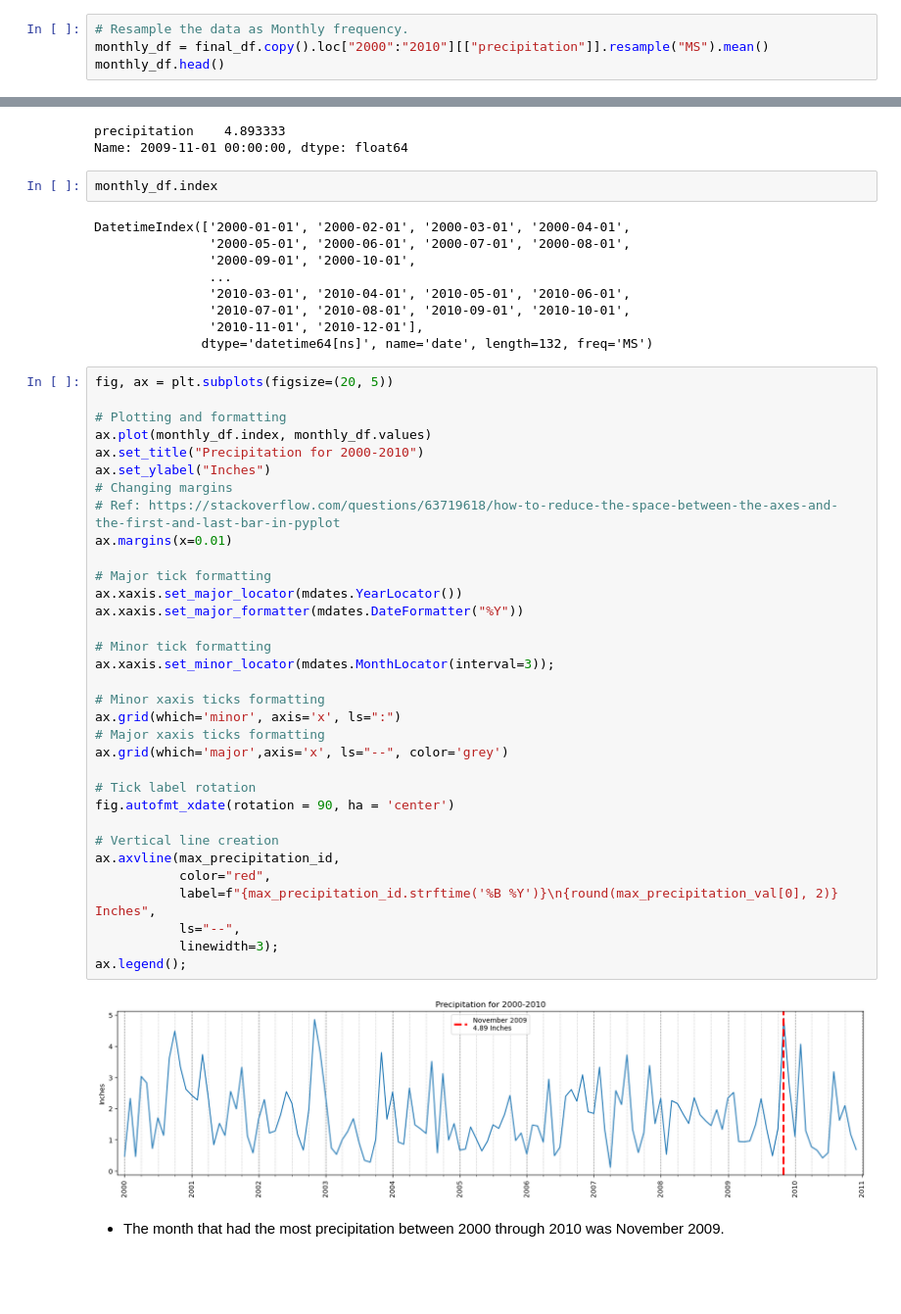
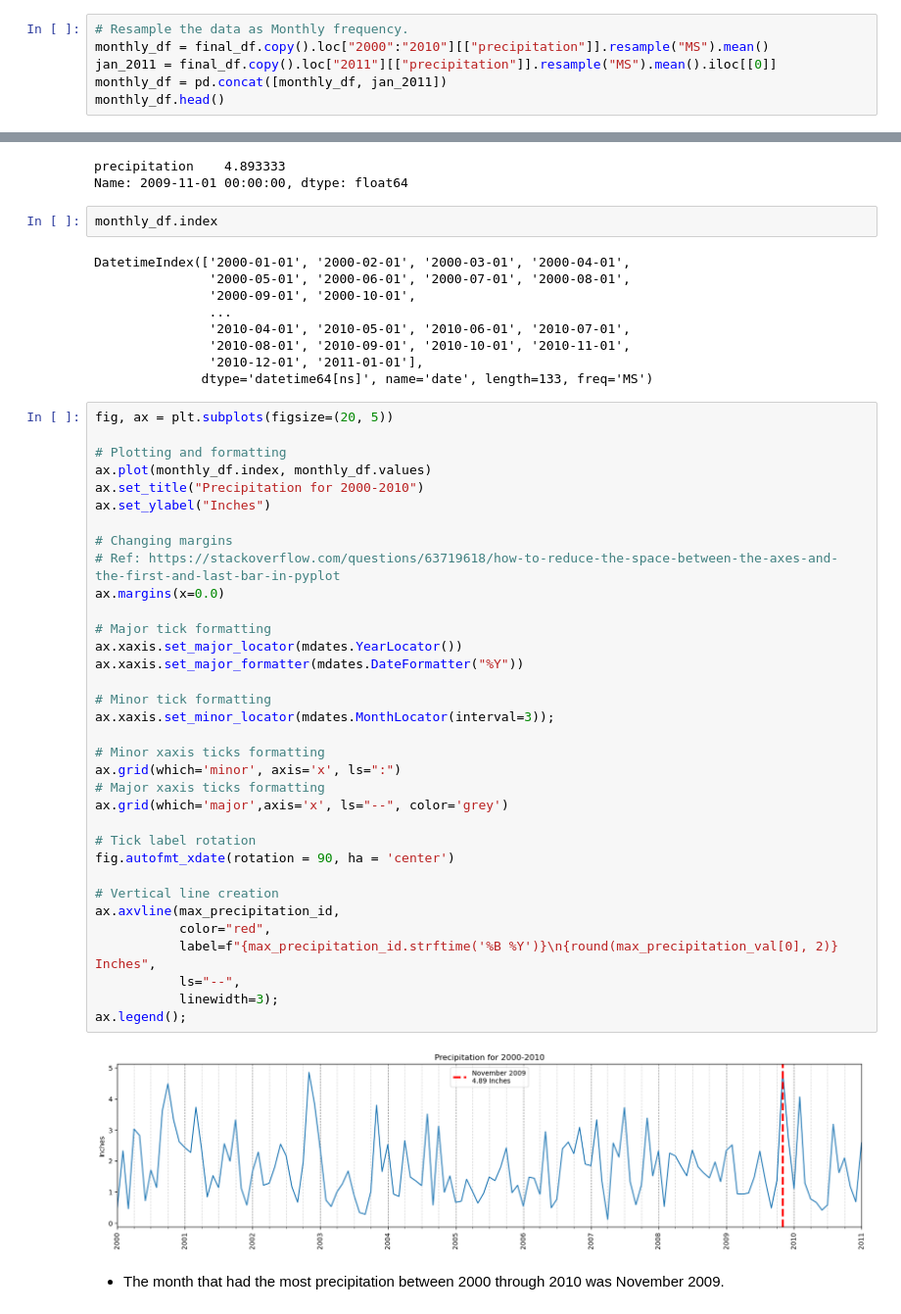
Before and after one commit to john-a-dixon/resampling-datetime-data, a Jupyter notebook: resample.ipynb, the cells around one changed output, grey strips where cells are left out. Shown: that part at 98% size. Saved outputs shown, nothing was run; the diff lists cells and outputs as text; blank space fills up the shorter version.

```diff
--- a/resample.ipynb
+++ b/resample.ipynb
@@ -155,6 +155,8 @@ memory usage: 359.6 KB
 # %%
 # Resample the data as Monthly frequency.
 monthly_df = final_df.copy().loc["2000":"2010"][["precipitation"]].resample("MS").mean()
+jan_2011 = final_df.copy().loc["2011"][["precipitation"]].resample("MS").mean().iloc[[0]]
+monthly_df = pd.concat([monthly_df, jan_2011])
 monthly_df.head()
 # %% [output]
 |  | precipitation |
@@ -179,45 +181,46 @@ DatetimeIndex(['2000-01-01', '2000-02-01', '2000-03-01', '2000-04-01',
                '2000-05-01', '2000-06-01', '2000-07-01', '2000-08-01',
                '2000-09-01', '2000-10-01',
                ...
-               '2010-03-01', '2010-04-01', '2010-05-01', '2010-06-01',
-               '2010-07-01', '2010-08-01', '2010-09-01', '2010-10-01',
-               '2010-11-01', '2010-12-01'],
-              dtype='datetime64[ns]', name='date', length=132, freq='MS')
+               '2010-04-01', '2010-05-01', '2010-06-01', '2010-07-01',
+               '2010-08-01', '2010-09-01', '2010-10-01', '2010-11-01',
+               '2010-12-01', '2011-01-01'],
+              dtype='datetime64[ns]', name='date', length=133, freq='MS')
 # %%
 fig, ax = plt.subplots(figsize=(20, 5))
 
 # Plotting and formatting
 ax.plot(monthly_df.index, monthly_df.values)
 ax.set_title("Precipitation for 2000-2010")
 ax.set_ylabel("Inches")
+
 # Changing margins
 # Ref: https://stackoverflow.com/questions/63719618/how-to-reduce-the-space-between-the-axes-and-the-first-and-last-bar-in-pyplot
-ax.margins(x=0.01)
+ax.margins(x=0.0)
 
 # Major tick formatting
 ax.xaxis.set_major_locator(mdates.YearLocator())
 ax.xaxis.set_major_formatter(mdates.DateFormatter("%Y"))
 
 # Minor tick formatting
 ax.xaxis.set_minor_locator(mdates.MonthLocator(interval=3));
 
 # Minor xaxis ticks formatting
 ax.grid(which='minor', axis='x', ls=":")
 # Major xaxis ticks formatting
 ax.grid(which='major',axis='x', ls="--", color='grey')
 
 # Tick label rotation
 fig.autofmt_xdate(rotation = 90, ha = 'center')
 
 # Vertical line creation
 ax.axvline(max_precipitation_id,
            color="red",
            label=f"{max_precipitation_id.strftime('%B %Y')}\n{round(max_precipitation_val[0], 2)} Inches",
            ls="--",
            linewidth=3);
 ax.legend();
 # %% [output]
-[figure, old version]
+[figure, new version]
 # %% [markdown]
 - The month that had the most precipitation between 2000 through 2010 was November 2009.
 # %% [markdown]
```
Also changed, not shown: parts of 1 cell of this notebook.
